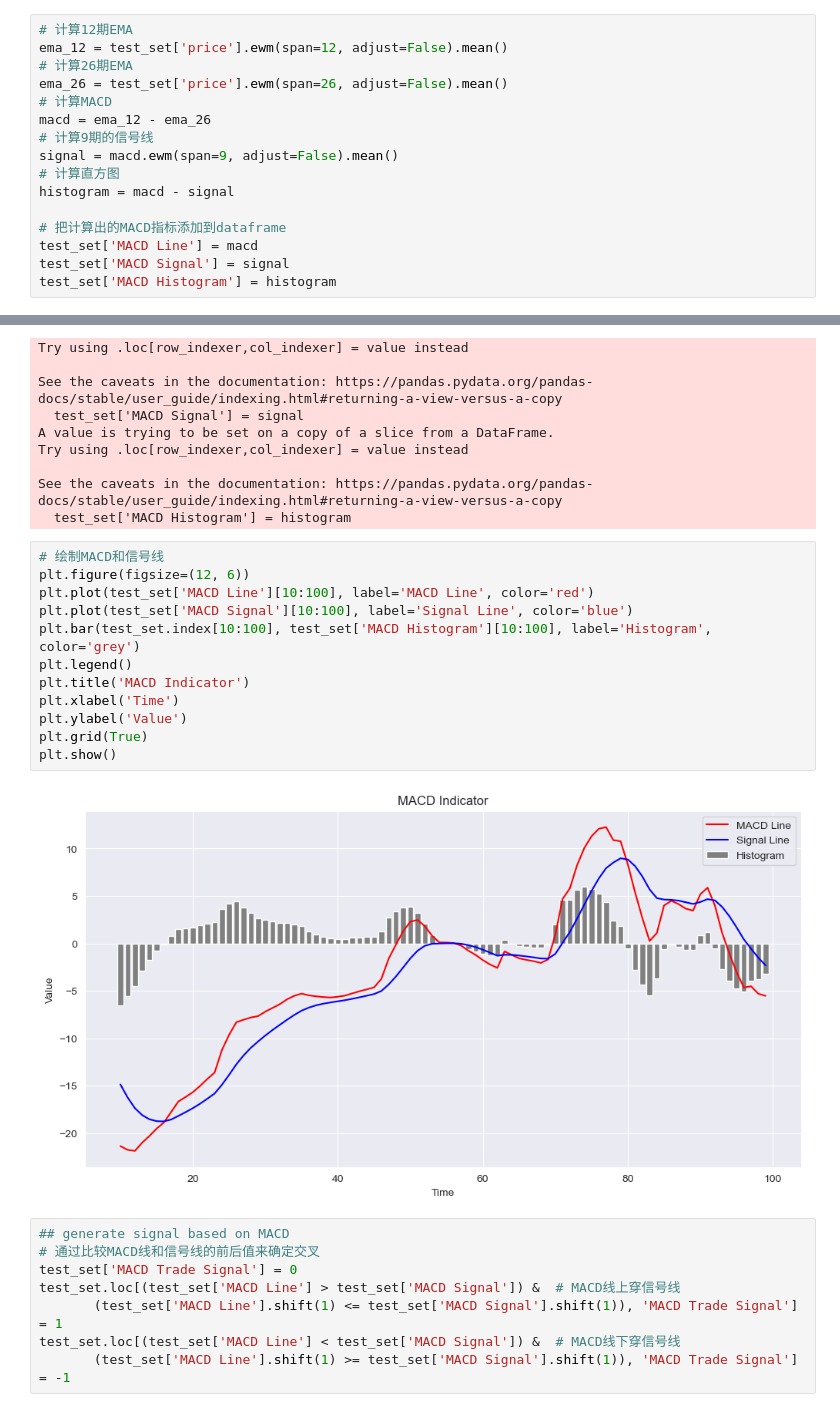
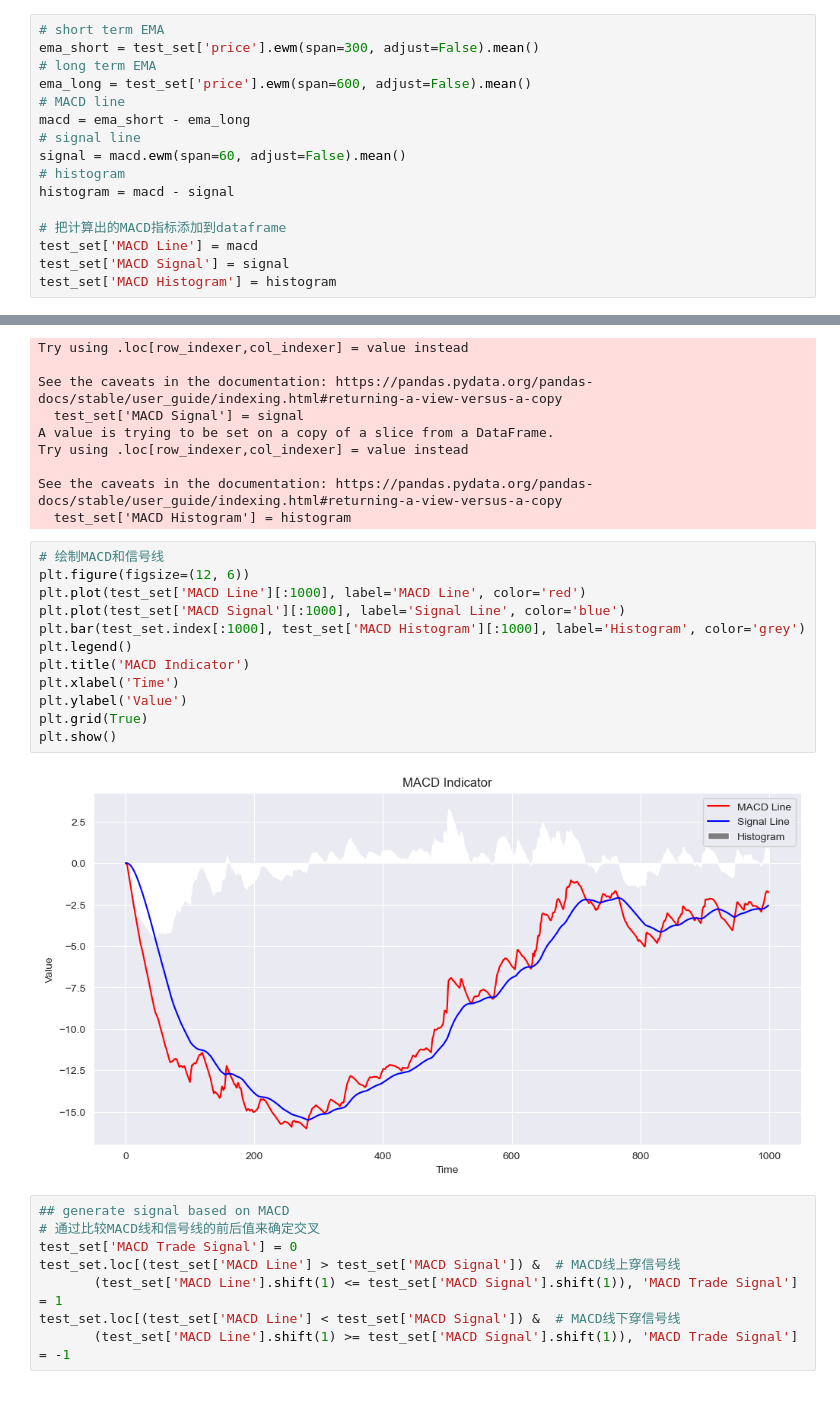
Before and after one commit to UoB-DSMP-2023-24/dsmp-2024-group23, a Jupyter notebook: Final/Modeling/LSTM_Strategy.ipynb, the cells around one changed output, grey strips where cells are left out. Saved outputs shown, nothing was run; the diff lists cells and outputs as text.

Commit message:
MACD Signals

```diff
--- a/Final/Modeling/LSTM_Strategy.ipynb
+++ b/Final/Modeling/LSTM_Strategy.ipynb
@@ -166,15 +166,15 @@ See the caveats in the documentation: https://pandas.pydata.org/pandas-docs/stab
 # %% [markdown]
 ## 2.2 MACD
 # %%
-# 计算12期EMA
-ema_12 = test_set['price'].ewm(span=12, adjust=False).mean()
-# 计算26期EMA
-ema_26 = test_set['price'].ewm(span=26, adjust=False).mean()
-# 计算MACD
-macd = ema_12 - ema_26
-# 计算9期的信号线
-signal = macd.ewm(span=9, adjust=False).mean()
-# 计算直方图
+# short term EMA
+ema_short = test_set['price'].ewm(span=300, adjust=False).mean()
+# long term EMA
+ema_long = test_set['price'].ewm(span=600, adjust=False).mean()
+# MACD line
+macd = ema_short - ema_long
+# signal line
+signal = macd.ewm(span=60, adjust=False).mean()
+# histogram
 histogram = macd - signal
 
 # 把计算出的MACD指标添加到dataframe
@@ -200,17 +200,17 @@ See the caveats in the documentation: https://pandas.pydata.org/pandas-docs/stab
 # %%
 # 绘制MACD和信号线
 plt.figure(figsize=(12, 6))
-plt.plot(test_set['MACD Line'][10:100], label='MACD Line', color='red')
-plt.plot(test_set['MACD Signal'][10:100], label='Signal Line', color='blue')
-plt.bar(test_set.index[10:100], test_set['MACD Histogram'][10:100], label='Histogram', color='grey')
+plt.plot(test_set['MACD Line'][:1000], label='MACD Line', color='red')
+plt.plot(test_set['MACD Signal'][:1000], label='Signal Line', color='blue')
+plt.bar(test_set.index[:1000], test_set['MACD Histogram'][:1000], label='Histogram', color='grey')
 plt.legend()
 plt.title('MACD Indicator')
 plt.xlabel('Time')
 plt.ylabel('Value')
 plt.grid(True)
 plt.show()
 # %% [output]
-[figure, old version]
+[figure, new version]
 # %%
 ## generate signal based on MACD
 # 通过比较MACD线和信号线的前后值来确定交叉
```
Also changed, not shown: parts of 3 cells of this notebook, 1 other file.
